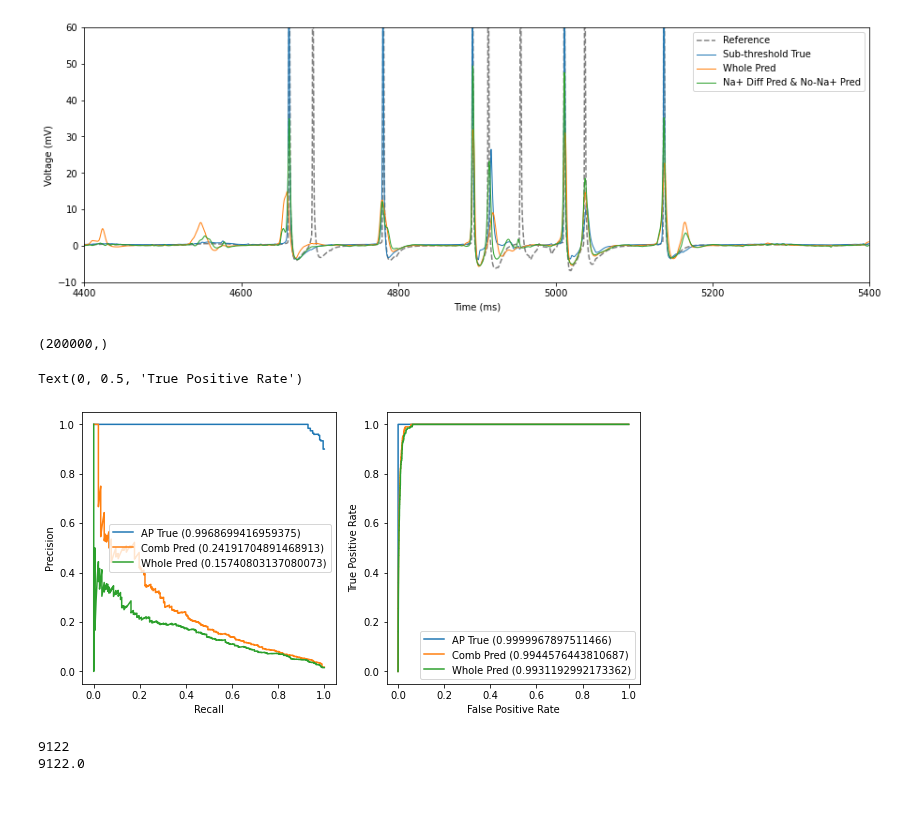
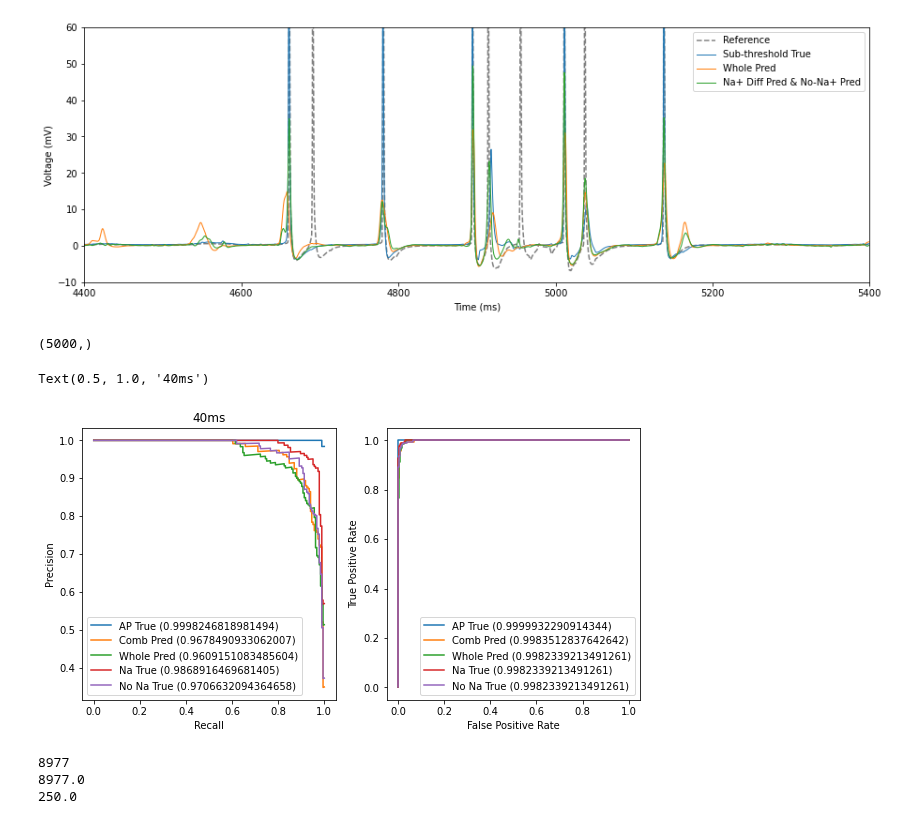
Before and after one commit to yjkimnada/dendrite, a Jupyter notebook: AP_experimental.ipynb, the cells around one changed output. Cells and saved outputs as stored; diff of their text form; code cells hidden in the pictures.

```diff
--- a/AP_experimental.ipynb
+++ b/AP_experimental.ipynb
@@ -310,57 +310,62 @@ plt.ylabel("Voltage (mV)")
 Text(0, 0.5, 'Voltage (mV)')
 [figure]
 # %%
-comb_pred_test = np.load("/media/hdd01/sklee/CA1_clust4-60_AP/comb_pred/gru_l20_h40_1ms_test.npy").flatten()
-whole_pred_test = np.load("/media/hdd01/sklee/CA1_clust4-60_AP/whole_pred/gru_l20_h40_1ms_test.npy").flatten()
-ap_true_test = np.load("/media/hdd01/sklee/CA1_clust4-60_AP/ap_true/gru_l20_h40_1ms_test.npy").flatten()
-#na_true_test = np.load("/media/hdd01/sklee/CA1_clust4-60_AP/na_true/gru_l20_h40_1ms_test.npy").flatten()
-spk = np.load("/media/hdd01/sklee/CA1_clust4-60_AP/data/spike_train_1ms.npy")[980*10000:].flatten()
+comb_pred_test = np.load("/media/hdd01/sklee/CA1_clust4-60_AP/comb_pred/gru_l20_h40_40ms_test.npy").flatten()
+whole_pred_test = np.load("/media/hdd01/sklee/CA1_clust4-60_AP/whole_pred/gru_l20_h40_40ms_test.npy").flatten()
+ap_true_test = np.load("/media/hdd01/sklee/CA1_clust4-60_AP/ap_true/gru_l20_h40_40ms_test.npy").flatten()
+na_true_test = np.load("/media/hdd01/sklee/CA1_clust4-60_AP/na_true/gru_l20_h40_40ms_test.npy").flatten()
+nona_true_test = np.load("/media/hdd01/sklee/CA1_clust4-60_AP/nona_true/gru_l20_h40_40ms_test.npy").flatten()
+spk = np.load("/media/hdd01/sklee/CA1_clust4-60_AP/data/spike_train_40ms.npy")[980*250:].flatten()
 print(spk.shape)
 # %% [output]
-(200000,)
+(5000,)
 # %%
 auc_comb_pred = roc_auc_score(spk, comb_pred_test)
 auc_whole_pred = roc_auc_score(spk, whole_pred_test)
 auc_ap_true = roc_auc_score(spk, ap_true_test)
-#auc_na_true = roc_auc_score(spk, na_true_test)
-
-avgprec_comb_pred = average_precision_score(spk, comb_pred_test)
-avgprec_whole_pred = average_precision_score(spk, whole_pred_test)
-avgprec_ap_true = average_precision_score(spk, ap_true_test)
-#avgprec_na_true = average_precision_score(spk, na_true_test)
+auc_na_true = roc_auc_score(spk, na_true_test)
+auc_nona_true = roc_auc_score(spk, nona_true_test)
 
 fpr_comb_pred, tpr_comb_pred, _ = metrics.roc_curve(spk, comb_pred_test)
 fpr_whole_pred, tpr_whole_pred, _ = metrics.roc_curve(spk, whole_pred_test)
 fpr_ap_true, tpr_ap_true, _ = metrics.roc_curve(spk, ap_true_test)
-#fpr_na_true, tpr_na_true, _ = metrics.roc_curve(spk, na_true_test)
+fpr_na_true, tpr_na_true, _ = metrics.roc_curve(spk, na_true_test)
+fpr_nona_true, tpr_nona_true, _ = metrics.roc_curve(spk, nona_true_test)
 
 prec_comb_pred, rec_comb_pred, _ = precision_recall_curve(spk, comb_pred_test)
 prec_whole_pred, rec_whole_pred, _ = precision_recall_curve(spk, whole_pred_test)
 prec_ap_true, rec_ap_true, _ = precision_recall_curve(spk, ap_true_test)
-#prec_na_true, rec_na_true, _ = precision_recall_curve(spk, na_true_test)
+prec_na_true, rec_na_true, _ = precision_recall_curve(spk, na_true_test)
+prec_nona_true, rec_nona_true, _ = precision_recall_curve(spk, nona_true_test)
 
-#prarea_comb_pred = metrics.auc(rec_comb_pred, prec_comb_pred)
-#prarea_whole_pred = metrics.auc(rec_whole_pred, prec_whole_pred)
-#prarea_ap_true = metrics.auc(rec_ap_true, prec_ap_true)
-#print(prarea_comb_pred, prarea_whole_pred, prarea_ap_true)
+prarea_comb_pred = metrics.auc(rec_comb_pred, prec_comb_pred)
+prarea_whole_pred = metrics.auc(rec_whole_pred, prec_whole_pred)
+prarea_ap_true = metrics.auc(rec_ap_true, prec_ap_true)
+prarea_na_true = metrics.auc(rec_na_true, prec_na_true)
+prarea_nona_true = metrics.auc(rec_nona_true, prec_nona_true)
 # %%
 fig, axs = plt.subplots(ncols=2, figsize=(10,5))
 
-axs[0].plot(rec_ap_true, prec_ap_true, label="AP True ("+str(avgprec_ap_true)+")")
-axs[0].plot(rec_comb_pred, prec_comb_pred, label="Comb Pred ("+str(avgprec_comb_pred)+")")
-axs[0].plot(rec_whole_pred, prec_whole_pred, label="Whole Pred ("+str(avgprec_whole_pred)+")")
-#axs[0].plot(rec_whole_pred, prec_na_true, label="Na True ("+str(avgprec_na_true)+")")
+axs[0].plot(rec_ap_true, prec_ap_true, label="AP True ("+str(prarea_ap_true)+")")
+axs[0].plot(rec_comb_pred, prec_comb_pred, label="Comb Pred ("+str(prarea_comb_pred)+")")
+axs[0].plot(rec_whole_pred, prec_whole_pred, label="Whole Pred ("+str(prarea_whole_pred)+")")
+axs[0].plot(rec_na_true, prec_na_true, label="Na True ("+str(prarea_na_true)+")")
+axs[0].plot(rec_nona_true, prec_nona_true, label="No Na True ("+str(prarea_nona_true)+")")
 axs[0].legend()
 axs[0].set_xlabel("Recall")
 axs[0].set_ylabel("Precision")
 
 axs[1].plot(fpr_ap_true, tpr_ap_true, label="AP True ("+str(auc_ap_true)+")")
 axs[1].plot(fpr_comb_pred, tpr_comb_pred, label="Comb Pred ("+str(auc_comb_pred)+")")
 axs[1].plot(fpr_whole_pred, tpr_whole_pred, label="Whole Pred ("+str(auc_whole_pred)+")")
+axs[1].plot(fpr_na_true, tpr_na_true, label="Na True ("+str(auc_whole_pred)+")")
+axs[1].plot(fpr_nona_true, tpr_nona_true, label="No Na True ("+str(auc_whole_pred)+")")
+
 axs[1].legend()
 axs[1].set_xlabel("False Positive Rate")
 axs[1].set_ylabel("True Positive Rate")
+axs[0].set_title("40ms")
 # %% [output]
-Text(0, 0.5, 'True Positive Rate')
+Text(0.5, 1.0, '40ms')
-[figure, old version]
+[figure, new version]
 # %%
@@ -378,6 +383,6 @@ for i in range(50000//bin_size):
 # %%
-V = np.load("/media/hdd01/sklee/CA1_clust4-60_AP/ap_true/V_ap_true_2ms.npy").flatten()
-threshold = -59.8
+V = np.load("/media/hdd01/sklee/CA1_clust4-60_AP/ap_true/V_ap_true_40ms.npy").flatten()
+threshold = -62.3
 
 raw_idx = np.where(V >= threshold)[0]
 true_idx = []
@@ -394,7 +399,9 @@ print(true_idx.shape[0])
 spk = np.zeros((V.shape[0]))
 spk[true_idx] = 1
 print(np.sum(spk))
+print(V.shape[0]/1000)
 # %% [output]
-9122
-9122.0
+8977
+8977.0
+250.0
 # %%
```
Also changed, not shown: parts of 4 cells of this notebook, 5 other files.
